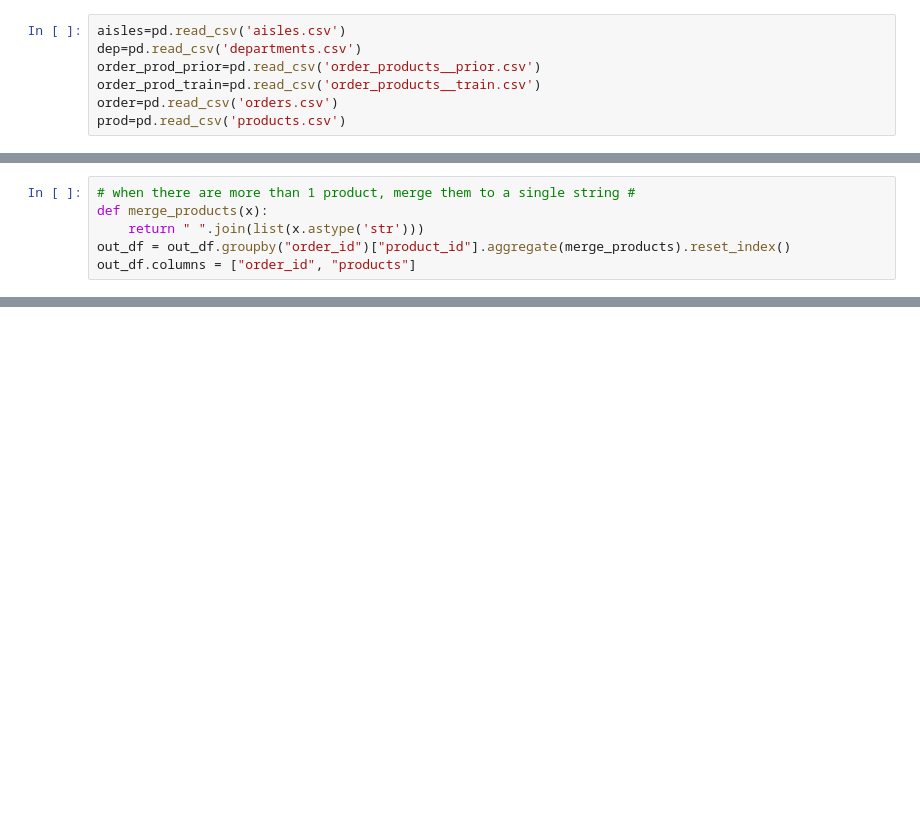
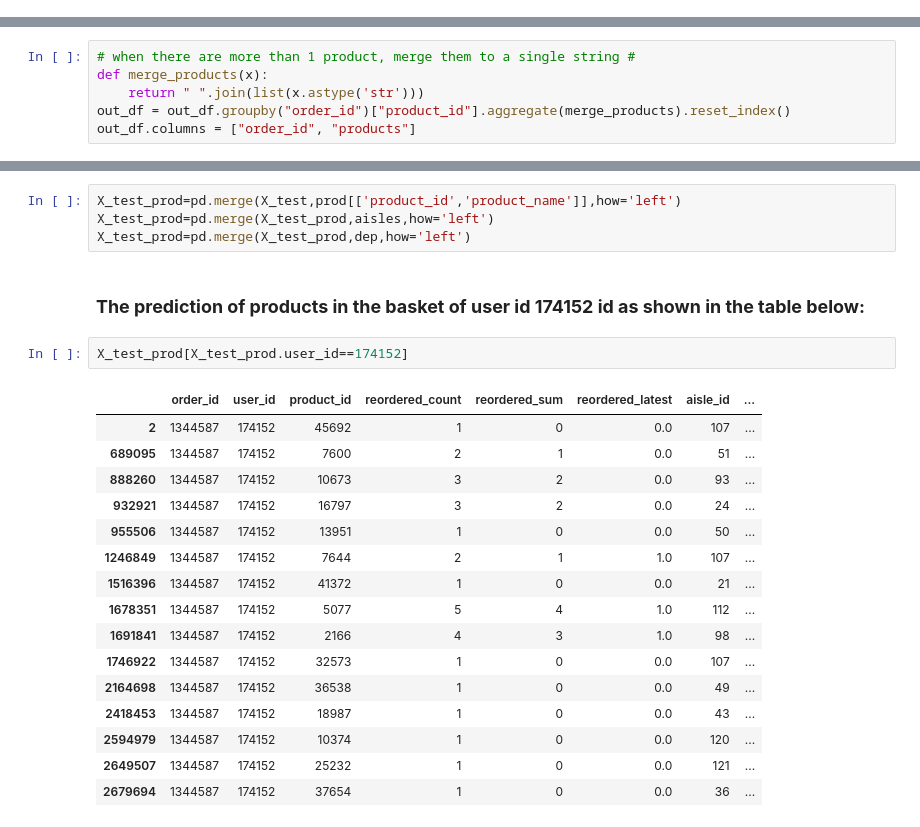
Before and after one commit to poojasahare/Python-project, a Jupyter notebook: Market Basket Analysis.ipynb, the cells around one changed output, grey strips where cells are left out. Saved outputs shown, nothing was run; the diff lists cells and outputs as text; blank space fills up the shorter version.

```diff
--- a/Market Basket Analysis.ipynb
+++ b/Market Basket Analysis.ipynb
@@ -309,10 +328,3 @@ prior_df_merge.head()
 | 4 | 1 | 13032 | 3 | 2 | 1.0 |
 # %%
 order.drop(["order_number"],axis=1,inplace=True)
-# %%
-aisles=pd.read_csv('aisles.csv')
-dep=pd.read_csv('departments.csv')
-order_prod_prior=pd.read_csv('order_products__prior.csv')
-order_prod_train=pd.read_csv('order_products__train.csv')
-order=pd.read_csv('orders.csv')
-prod=pd.read_csv('products.csv')
@@ -475,0 +533,25 @@ X_test.head(1000)
+# %%
+X_test_prod=pd.merge(X_test,prod[['product_id','product_name']],how='left')
+X_test_prod=pd.merge(X_test_prod,aisles,how='left')
+X_test_prod=pd.merge(X_test_prod,dep,how='left')
+# %% [markdown]
+### __The prediction of products in the basket of user id 174152 id as shown in the table below:__
+# %%
+X_test_prod[X_test_prod.user_id==174152]
+# %% [output]
+|  | order_id | user_id | product_id | reordered_count | reordered_sum | reordered_latest | aisle_id | ... |
+| 2 | 1344587 | 174152 | 45692 | 1 | 0 | 0.0 | 107 | ... |
+| 689095 | 1344587 | 174152 | 7600 | 2 | 1 | 0.0 | 51 | ... |
+| 888260 | 1344587 | 174152 | 10673 | 3 | 2 | 0.0 | 93 | ... |
+| 932921 | 1344587 | 174152 | 16797 | 3 | 2 | 0.0 | 24 | ... |
+| 955506 | 1344587 | 174152 | 13951 | 1 | 0 | 0.0 | 50 | ... |
+| 1246849 | 1344587 | 174152 | 7644 | 2 | 1 | 1.0 | 107 | ... |
+| 1516396 | 1344587 | 174152 | 41372 | 1 | 0 | 0.0 | 21 | ... |
+| 1678351 | 1344587 | 174152 | 5077 | 5 | 4 | 1.0 | 112 | ... |
+| 1691841 | 1344587 | 174152 | 2166 | 4 | 3 | 1.0 | 98 | ... |
+| 1746922 | 1344587 | 174152 | 32573 | 1 | 0 | 0.0 | 107 | ... |
+| 2164698 | 1344587 | 174152 | 36538 | 1 | 0 | 0.0 | 49 | ... |
+| 2418453 | 1344587 | 174152 | 18987 | 1 | 0 | 0.0 | 43 | ... |
+| 2594979 | 1344587 | 174152 | 10374 | 1 | 0 | 0.0 | 120 | ... |
+| 2649507 | 1344587 | 174152 | 25232 | 1 | 0 | 0.0 | 121 | ... |
+| 2679694 | 1344587 | 174152 | 37654 | 1 | 0 | 0.0 | 36 | ... |
```
Also changed, not shown: parts of 47 cells of this notebook.
